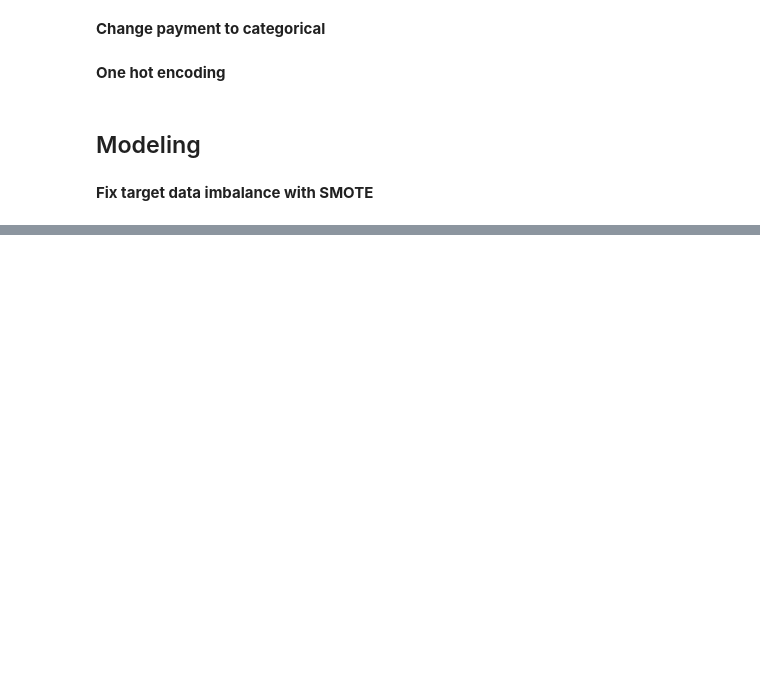
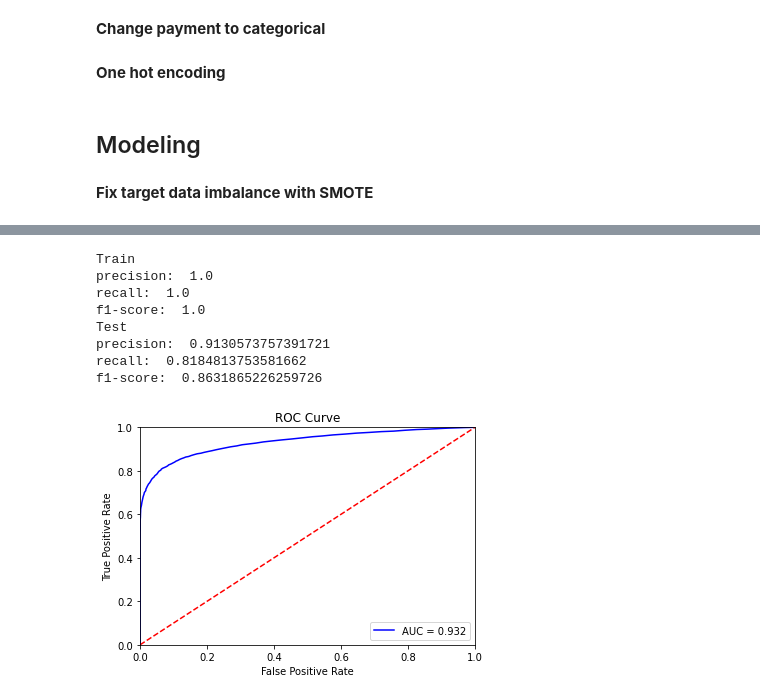
Before and after one commit to jenny3248/default-detection, a Jupyter notebook: Default Detection.ipynb, the cells around one changed output, grey strips where cells are left out. Saved outputs shown, nothing was run; the diff lists cells and outputs as text; code cells hidden in the pictures; blank space fills up the shorter version.

```diff
--- a/Default Detection.ipynb
+++ b/Default Detection.ipynb
@@ -290,0 +287,13 @@ f1-score:  0.8618521925789635
+# %%
+y_hat = model(RandomForestClassifier())
+roccurve(y_test,y_hat)
+# %% [output]
+Train
+precision:  1.0
+recall:  1.0
+f1-score:  1.0
+Test
+precision:  0.9130573757391721
+recall:  0.8184813753581662
+f1-score:  0.8631865226259726
+[figure, added]
```
Also changed, not shown: parts of 10 cells of this notebook.
